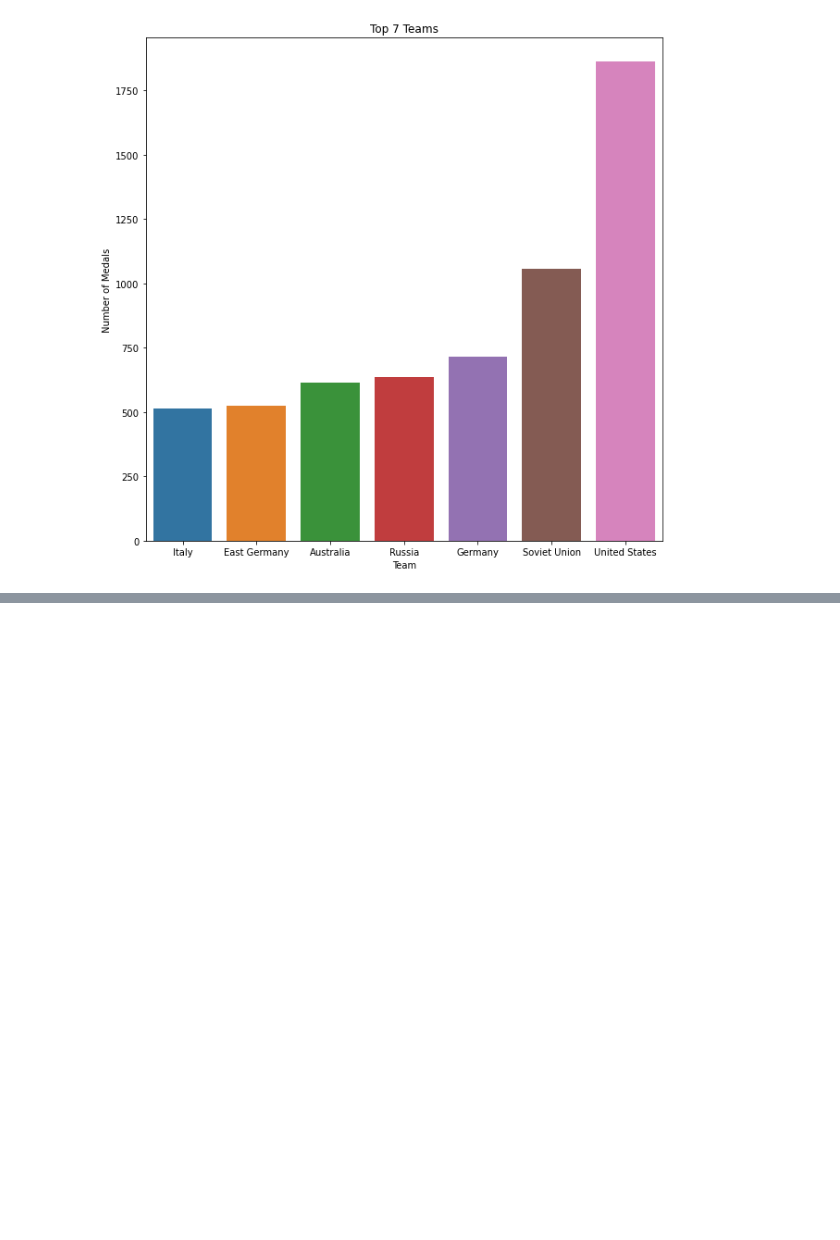
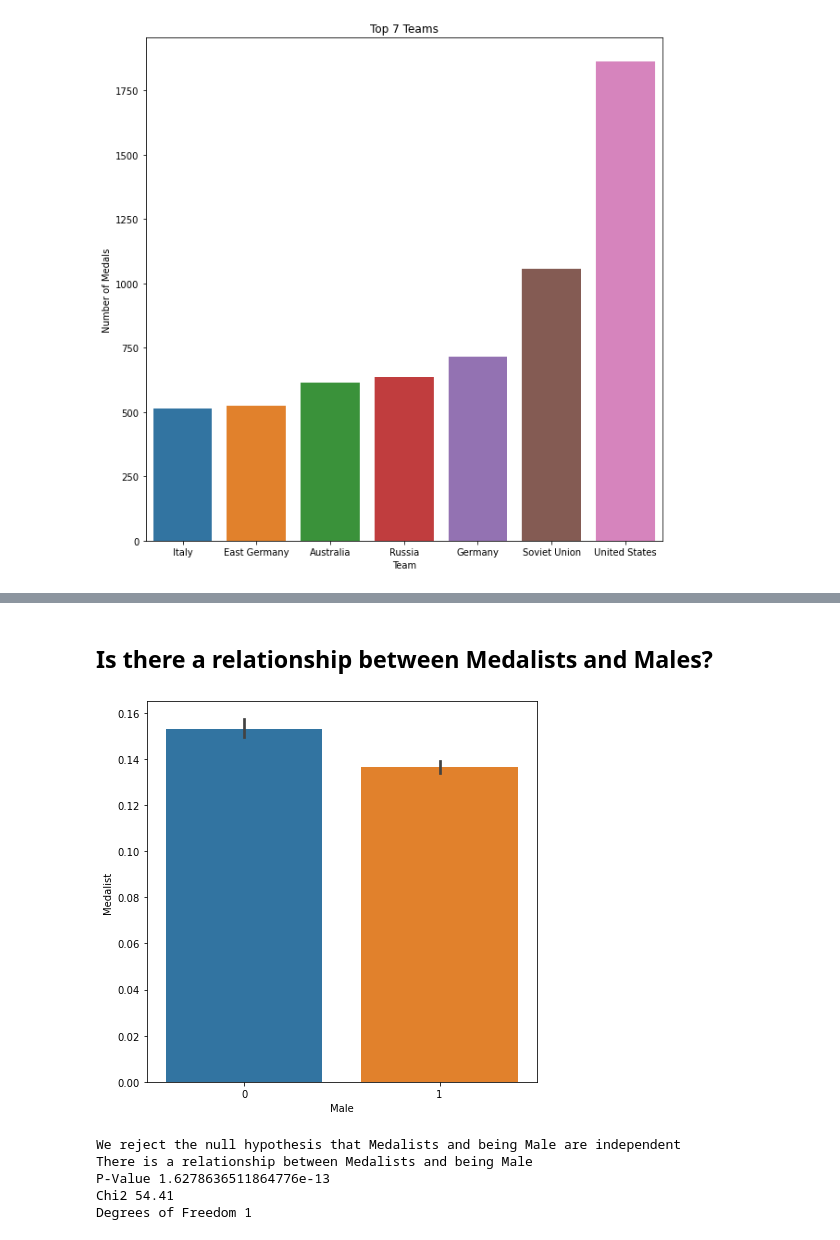
Before and after one commit to michael-haerle/olympic_dataset, a Jupyter notebook: final_notebook.ipynb, the cells around one changed output, grey strips where cells are left out. Drawn from its saved outputs; the diff is of its cells as text; code cells hidden in the pictures; blank space fills up the shorter version.

Commit message:
added stat test

```diff
--- a/final_notebook.ipynb
+++ b/final_notebook.ipynb
@@ -107,0 +113,45 @@ explore.barplot(train)
+# %% [markdown]
+## Is there a relationship between Medalists and Males?
+# %%
+# Increasing the figure size and setting the title
+plt.figure(figsize = (7, 7))
+plt.title('')
+
+# Plotting the bar plot
+sns.barplot(x='Sex_Male', y='medalist', data=train)
+
+# Setting the x and y labels, and setting the legend
+plt.xlabel('Male')
+plt.ylabel('Medalist')
+plt.show()
+# %% [output]
+[figure, added]
+# %%
+# Setting the alpha
+alpha = 0.05
+
+# Setting the null and alternative hypothesis
+null_hyp = 'Medalists and being Male are independent'
+alt_hyp = 'There is a relationship between Medalists and being Male'
+
+# Making the observed dataframe
+observed = pd.crosstab(train.Sex_Male, train.medalist)
+
+# Running the chi square test and running a if statement for the null hypothesis to be rejected or failed to reject
+chi2, p, degf, expected = stats.chi2_contingency(observed)
+if p < alpha:
+    print('We reject the null hypothesis that', null_hyp)
+    print(alt_hyp)
+else:
+    print('We fail to reject the null hypothesis that', null_hyp)
+    print('There appears to be no relationship between churn and Contract Type')
+
+print('P-Value', p)
+print('Chi2', round(chi2, 2))
+print('Degrees of Freedom', degf)
+# %% [output]
+We reject the null hypothesis that Medalists and being Male are independent
+There is a relationship between Medalists and being Male
+P-Value 1.6278636511864776e-13
+Chi2 54.41
+Degrees of Freedom 1
```
Also changed, not shown: parts of 2 cells of this notebook.
